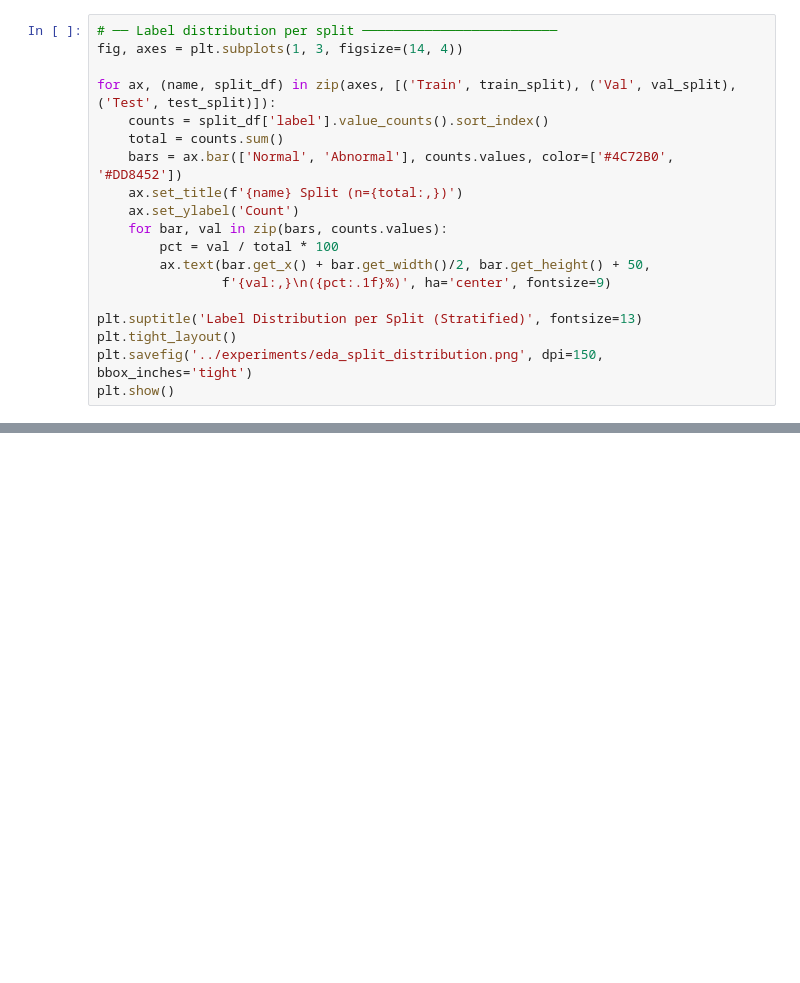
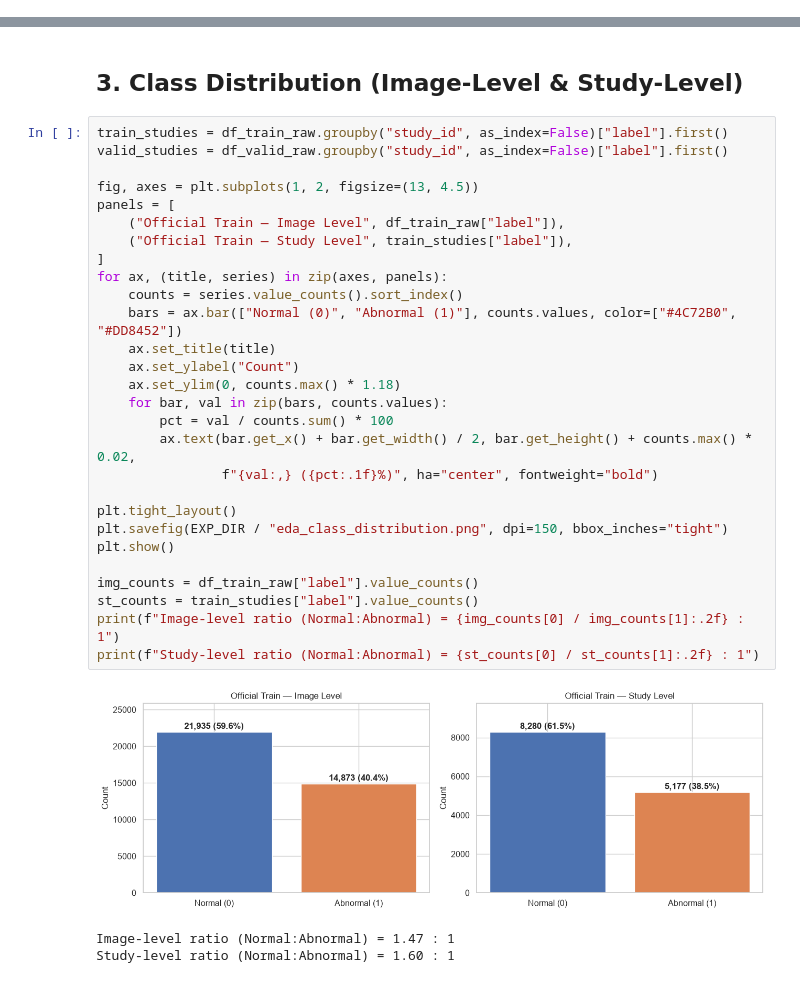
Before and after one commit to Jolynenotsobad/aie231-mura-abnormality-triage, a Jupyter notebook: notebooks/01_eda.ipynb, the cells around one changed output, grey strips where cells are left out. Drawn from its saved outputs; the diff is of its cells as text; blank space fills up the shorter version.

```diff
--- a/notebooks/01_eda.ipynb
+++ b/notebooks/01_eda.ipynb
@@ -329,19 +0,0 @@ print(f'  Test patients : {len(test_patients):,}')
-# %%
-# ── Label distribution per split ─────────────────────────
-fig, axes = plt.subplots(1, 3, figsize=(14, 4))
-
-for ax, (name, split_df) in zip(axes, [('Train', train_split), ('Val', val_split), ('Test', test_split)]):
-    counts = split_df['label'].value_counts().sort_index()
-    total = counts.sum()
-    bars = ax.bar(['Normal', 'Abnormal'], counts.values, color=['#4C72B0', '#DD8452'])
-    ax.set_title(f'{name} Split (n={total:,})')
-    ax.set_ylabel('Count')
-    for bar, val in zip(bars, counts.values):
-        pct = val / total * 100
-        ax.text(bar.get_x() + bar.get_width()/2, bar.get_height() + 50,
-                f'{val:,}\n({pct:.1f}%)', ha='center', fontsize=9)
-
-plt.suptitle('Label Distribution per Split (Stratified)', fontsize=13)
-plt.tight_layout()
-plt.savefig('../experiments/eda_split_distribution.png', dpi=150, bbox_inches='tight')
-plt.show()
@@ -422,0 +112,34 @@ print('\n✓ Results saved to experiments/baseline_results.csv')
+# %% [markdown]
+## 3. Class Distribution (Image-Level & Study-Level)
+# %%
+train_studies = df_train_raw.groupby("study_id", as_index=False)["label"].first()
+valid_studies = df_valid_raw.groupby("study_id", as_index=False)["label"].first()
+
+fig, axes = plt.subplots(1, 2, figsize=(13, 4.5))
+panels = [
+    ("Official Train — Image Level", df_train_raw["label"]),
+    ("Official Train — Study Level", train_studies["label"]),
+]
+for ax, (title, series) in zip(axes, panels):
+    counts = series.value_counts().sort_index()
+    bars = ax.bar(["Normal (0)", "Abnormal (1)"], counts.values, color=["#4C72B0", "#DD8452"])
+    ax.set_title(title)
+    ax.set_ylabel("Count")
+    ax.set_ylim(0, counts.max() * 1.18)
+    for bar, val in zip(bars, counts.values):
+        pct = val / counts.sum() * 100
+        ax.text(bar.get_x() + bar.get_width() / 2, bar.get_height() + counts.max() * 0.02,
+                f"{val:,} ({pct:.1f}%)", ha="center", fontweight="bold")
+
+plt.tight_layout()
+plt.savefig(EXP_DIR / "eda_class_distribution.png", dpi=150, bbox_inches="tight")
+plt.show()
+
+img_counts = df_train_raw["label"].value_counts()
+st_counts = train_studies["label"].value_counts()
+print(f"Image-level ratio (Normal:Abnormal) = {img_counts[0] / img_counts[1]:.2f} : 1")
+print(f"Study-level ratio (Normal:Abnormal) = {st_counts[0] / st_counts[1]:.2f} : 1")
+# %% [output]
+[figure, added]
+Image-level ratio (Normal:Abnormal) = 1.47 : 1
+Study-level ratio (Normal:Abnormal) = 1.60 : 1
```
Also changed, not shown: parts of 55 cells of this notebook, 19 other files.
